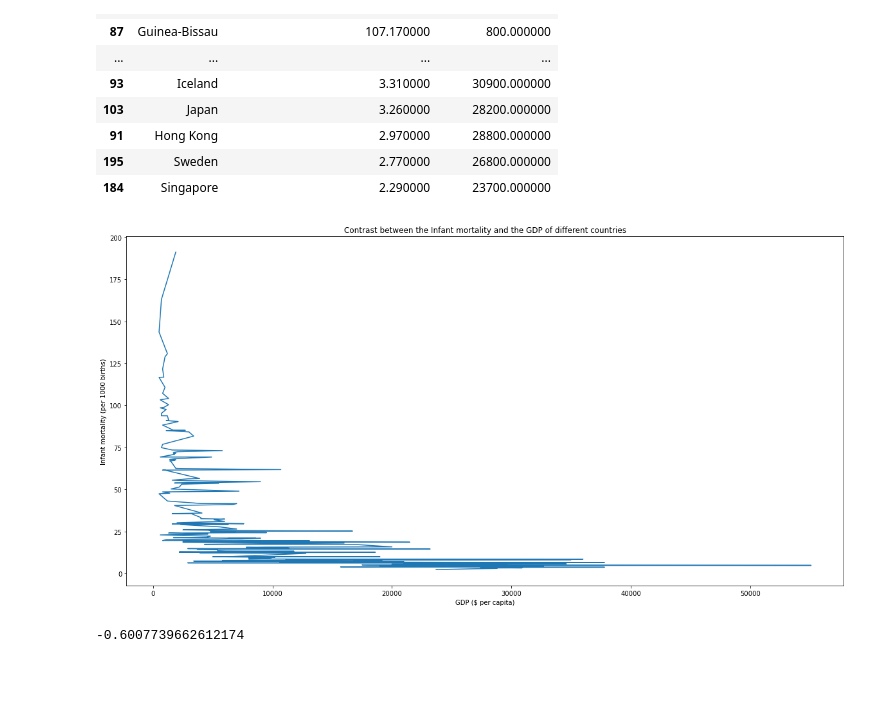
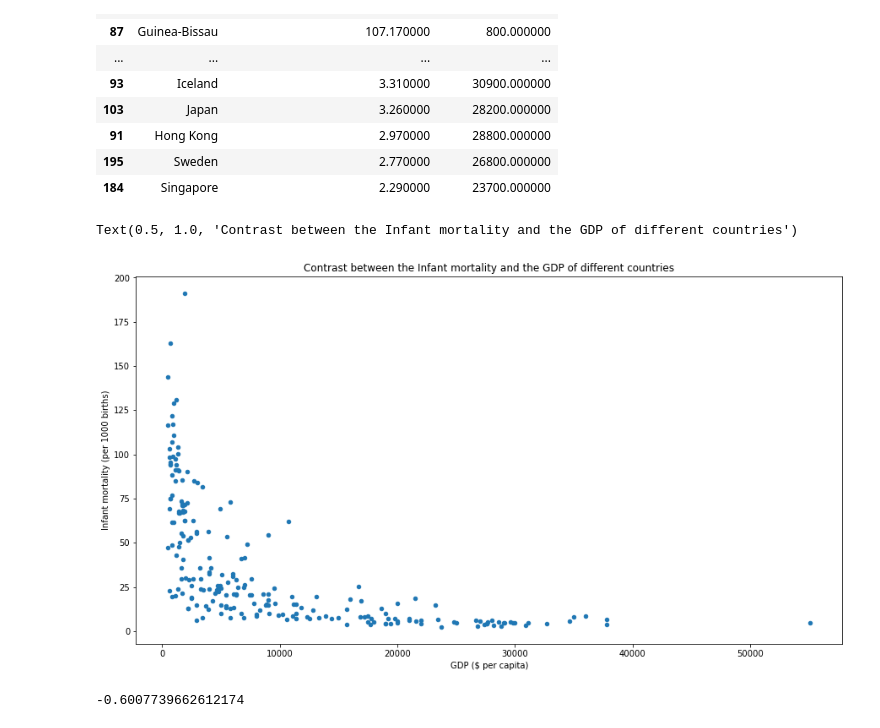
Before and after one commit to suhanijaiswal4/2021_Spring_finals, a Jupyter notebook: main_pr.ipynb, the cells around one changed output. Drawn from its saved outputs; the diff is of its cells as text; code cells hidden in the pictures; blank space fills up the shorter version.

```diff
--- a/main_pr.ipynb
+++ b/main_pr.ipynb
@@ -233,14 +233,20 @@ Country_data_new1.style.background_gradient(cmap='Oranges')
 # %%
 #The above cmap shows the contrast between the Infant mortality and the GDP of different countries.
 
-plt.rcParams['figure.figsize'] = [20,10]
-plt.plot(Country_data_new1['GDP ($ per capita)'], Country_data_new1['Infant mortality (per 1000 births)'])
+#plt.rcParams['figure.figsize'] = [20,10]
+#plt.plot(Country_data_new1['GDP ($ per capita)'], Country_data_new1['Infant mortality (per 1000 births)'])
+#plt.title('Contrast between the Infant mortality and the GDP of different countries')
+#plt.xlabel('GDP ($ per capita)')
+#plt.ylabel('Infant mortality (per 1000 births)')
+#plt.show()
+
+
+plt.rcParams['figure.figsize'] = [15,8]
+Scatter_plot_for_mortality= Country_data_new1.plot.scatter(x="GDP ($ per capita)", y="Infant mortality (per 1000 births)")
 plt.title('Contrast between the Infant mortality and the GDP of different countries')
-plt.xlabel('GDP ($ per capita)')
-plt.ylabel('Infant mortality (per 1000 births)')
-plt.show()
 # %% [output]
+Text(0.5, 1.0, 'Contrast between the Infant mortality and the GDP of different countries')
-[figure, old version]
+[figure, new version]
 # %%
 Country_data_new1['Infant mortality (per 1000 births)'].corr(Country_data_new1['GDP ($ per capita)'])
 # %% [output]
```
